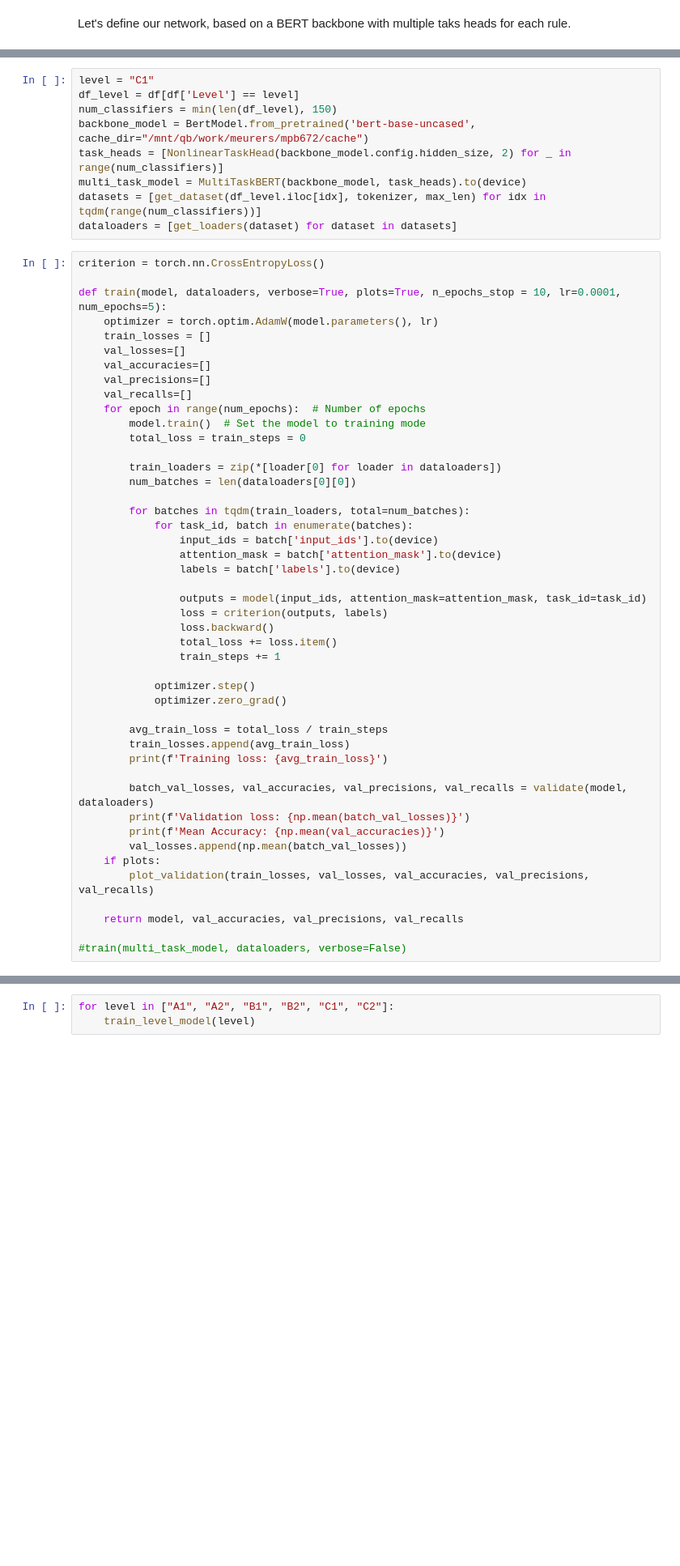
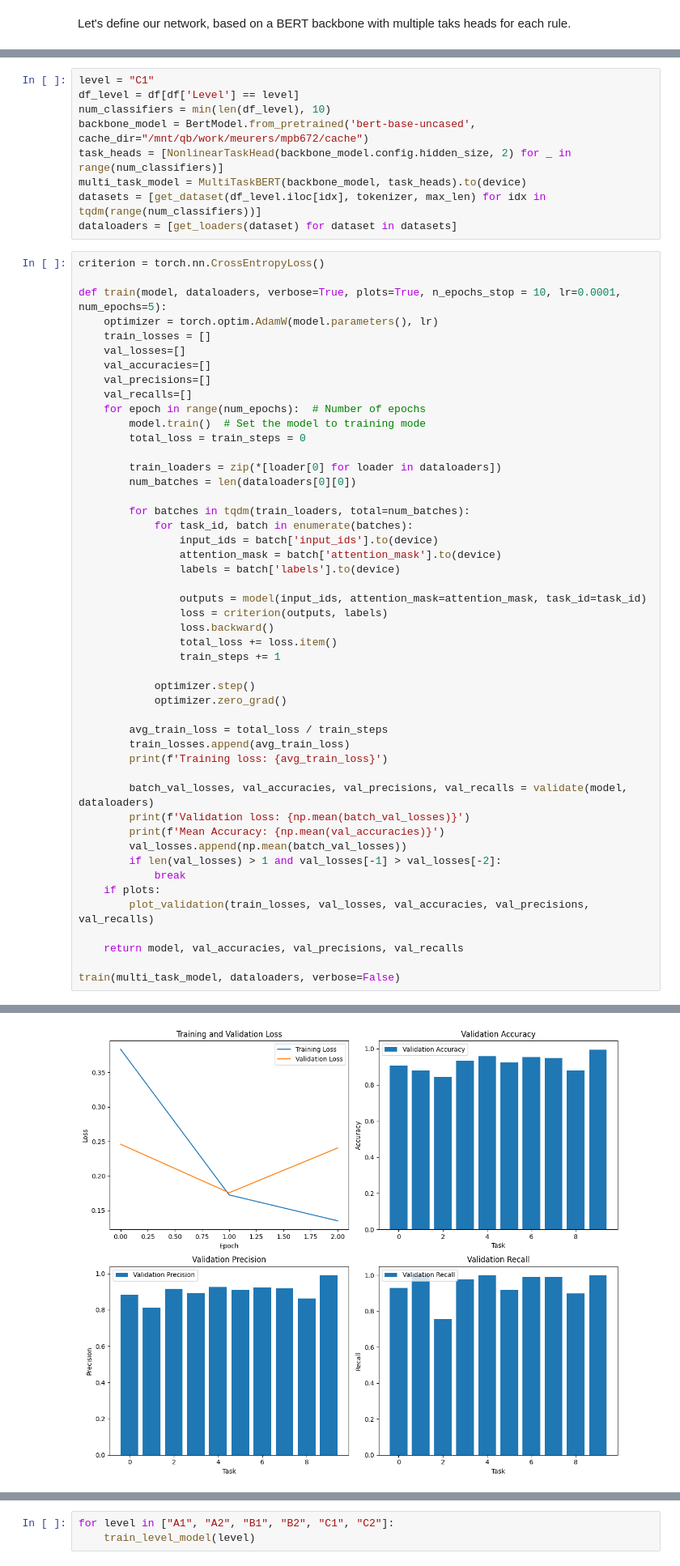
Before and after one commit to dominikglandorf/LLM-grammar, a Jupyter notebook: exp/007_sentence_embeddings.ipynb, the cells around one changed output, grey strips where cells are left out. Shown at 81% size. Saved outputs shown, nothing was run; the diff lists cells and outputs as text; blank space fills up the shorter version.

```diff
--- a/exp/007_sentence_embeddings.ipynb
+++ b/exp/007_sentence_embeddings.ipynb
@@ -253,7 +240,7 @@ def plot_validation(train_losses, val_losses, val_accuracies, val_precisions, va
 # %%
 level = "C1"
 df_level = df[df['Level'] == level]
-num_classifiers = min(len(df_level), 150)
+num_classifiers = min(len(df_level), 10)
 backbone_model = BertModel.from_pretrained('bert-base-uncased', cache_dir="/mnt/qb/work/meurers/mpb672/cache")
 task_heads = [NonlinearTaskHead(backbone_model.config.hidden_size, 2) for _ in range(num_classifiers)]
 multi_task_model = MultiTaskBERT(backbone_model, task_heads).to(device)
@@ -299,9 +286,12 @@ def train(model, dataloaders, verbose=True, plots=True, n_epochs_stop = 10, lr=0
         print(f'Validation loss: {np.mean(batch_val_losses)}')
         print(f'Mean Accuracy: {np.mean(val_accuracies)}')
         val_losses.append(np.mean(batch_val_losses))
+        if len(val_losses) > 1 and val_losses[-1] > val_losses[-2]:
+            break
     if plots:
         plot_validation(train_losses, val_losses, val_accuracies, val_precisions, val_recalls)
 
     return model, val_accuracies, val_precisions, val_recalls
 
-#train(multi_task_model, dataloaders, verbose=False)
+train(multi_task_model, dataloaders, verbose=False)
+# %% [output]
@@ -307,0 +307 @@ def train(model, dataloaders, verbose=True, plots=True, n_epochs_stop = 10, lr=0
+[figure, added]
```
Also changed, not shown: parts of 17 cells of this notebook, 6 other files.
